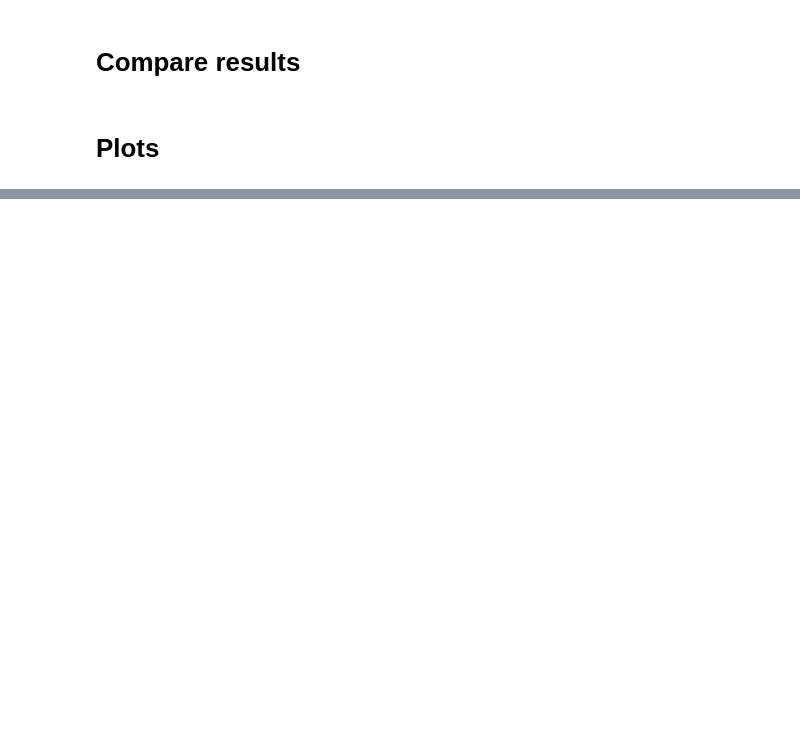
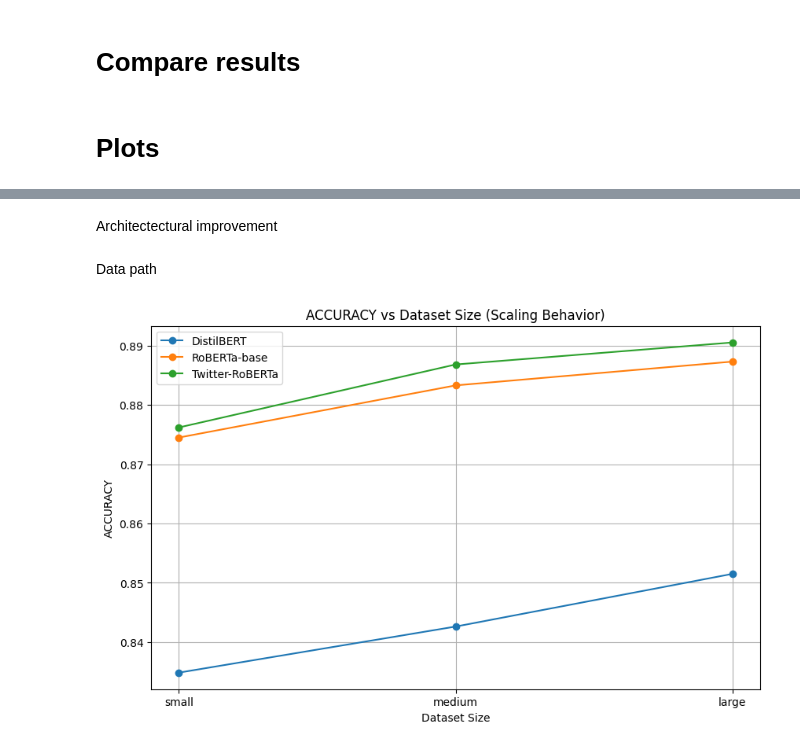
Before and after one commit to aayush-12321/Sentiment-Analysis-Project, a Jupyter notebook: Comparison_DistilBERT_RoBERTa_TwitterRoBERTa.ipynb, the cells around one changed output, grey strips where cells are left out. Cells and saved outputs as stored; diff of their text form; code cells hidden in the pictures; blank space fills up the shorter version.

Commit message:
final insights with plots and error analysis

```diff
--- a/Comparison_DistilBERT_RoBERTa_TwitterRoBERTa.ipynb
+++ b/Comparison_DistilBERT_RoBERTa_TwitterRoBERTa.ipynb
@@ -685,0 +762,2 @@ Experiment saved at: /kaggle/working/models/df_small-roberta
+# %% [markdown]
+Architectectural improvement
@@ -685,0 +857,24 @@ Experiment saved at: /kaggle/working/models/df_small-roberta
+# %% [markdown]
+Data path
+# %%
+distil_paths = {
+    "small": "/kaggle/input/datasets/aayushparajuli03/distil-small/results.json",
+    "medium": "/kaggle/input/notebooks/aayushparajuli03/sentiment-analysis/models/df_medium/results.json",
+    "large": "/kaggle/input/notebooks/aayushparajuli03/sentiment-analysis/models/large_200k/results.json"
+}
+
+roberta_paths = {
+    "small": "/kaggle/input/notebooks/aayushparajuli03/comparison-distilbert-roberta-twitterroberta/models/df_small-roberta/results.json",
+    "medium": "/kaggle/input/notebooks/aayushparajuli03/comparison-distilbert-roberta-twitterroberta/models/df_medium-roberta/results.json",
+    "large": "/kaggle/input/notebooks/aayushparajuli03/comparison-distilbert-roberta-twitterroberta/models/df_large-roberta/results.json"
+}
+
+twitter_paths = {
+    "small": "/kaggle/input/notebooks/aayushparajuli03/twitter-roberta-experiments-ipynb/models/df_small-twitter/results.json",
+    "medium": "/kaggle/input/datasets/aayushparajuli03/twitter-medium/results.json",
+    "large": "/kaggle/input/datasets/aayushparajuli03/twitter-large/results.json"
+}
+# %%
+plot_performance_vs_data(distil_paths, roberta_paths, twitter_paths, metric="accuracy")
+# %% [output]
+[figure, added]
```
Also changed, not shown: parts of 52 cells of this notebook.
